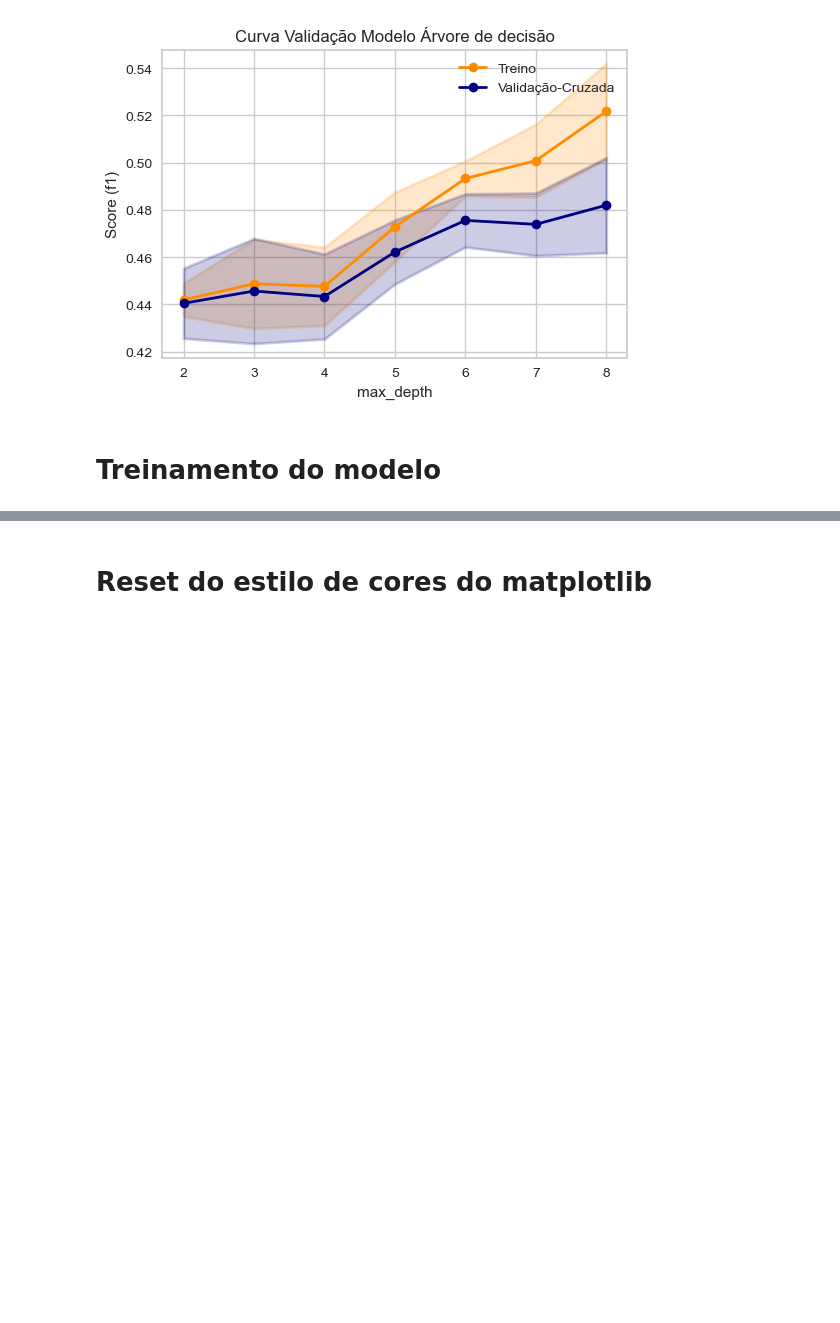
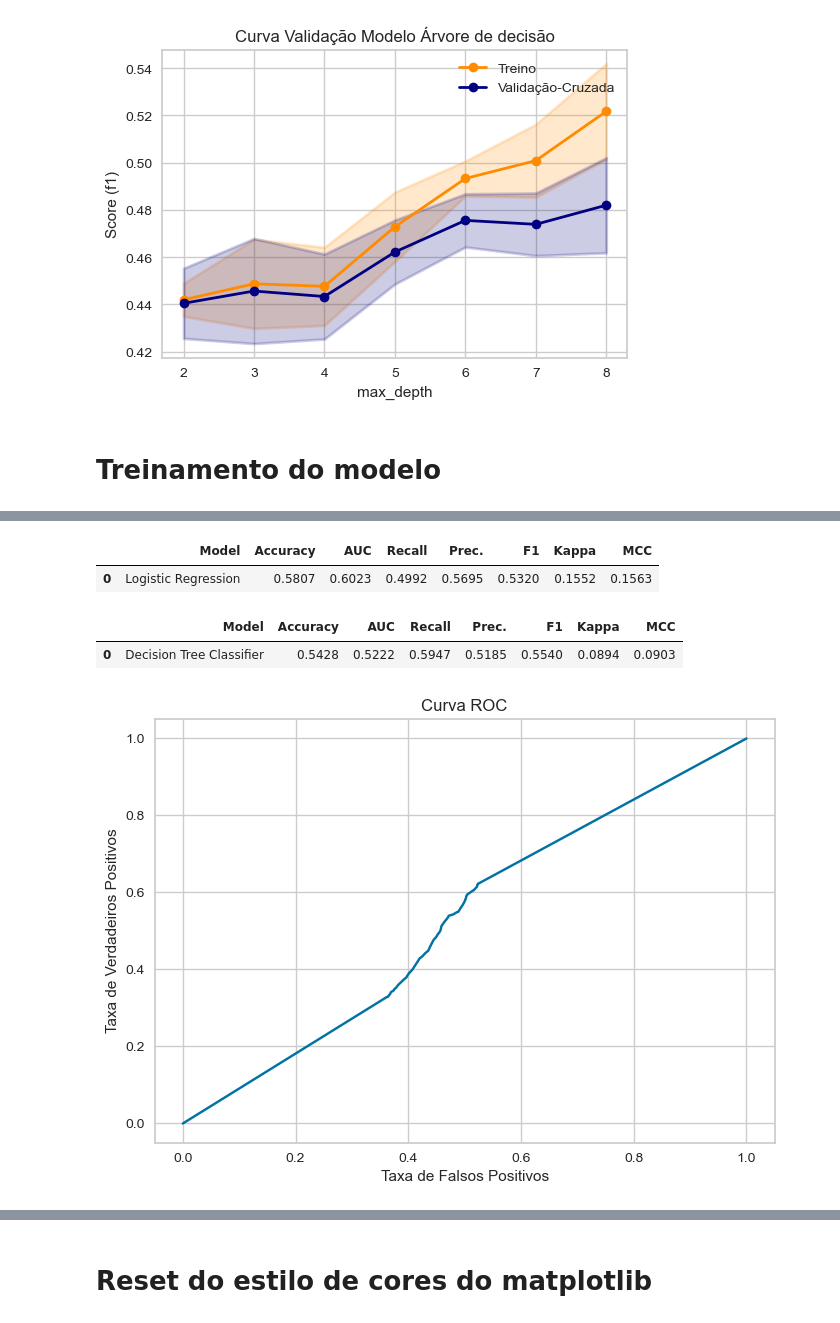
Before and after one commit to ralima/projeto-final-ml-eng, a Jupyter notebook: code/projeto_final.ipynb, the cells around one changed output, grey strips where cells are left out. Cells and saved outputs as stored; diff of their text form; code cells hidden in the pictures; blank space fills up the shorter version.

```diff
--- a/code/projeto_final.ipynb
+++ b/code/projeto_final.ipynb
@@ -273,0 +374,21 @@ Exception: Run with UUID a6577835d02344908f27ee3d53f587b0 is already active. To
+# %%
+yhat_test = experiment.predict_model(list_models[0], raw_score=True)
+fpr, tpr, thr = roc_curve(yhat_test.shot_made_flag, yhat_test.prediction_score_1)
+plot.plot(fpr, tpr, label='Regressão Logística')
+
+yhat_test = experiment.predict_model(list_models[1], raw_score=True)
+fpr, tpr, thr = roc_curve(yhat_test.shot_made_flag, yhat_test.prediction_score_1)
+plot.plot(fpr, tpr, label='Árvore de Decisão')
+
+
+plot.xlabel('Taxa de Falsos Positivos')
+plot.ylabel('Taxa de Verdadeiros Positivos')
+plot.title('Curva ROC')
+
+plot.show()
+# %% [output]
+|  | Model | Accuracy | AUC | Recall | Prec. | F1 | Kappa | MCC |
+| 0 | Logistic Regression | 0.5807 | 0.6023 | 0.4992 | 0.5695 | 0.5320 | 0.1552 | 0.1563 |
+|  | Model | Accuracy | AUC | Recall | Prec. | F1 | Kappa | MCC |
+| 0 | Decision Tree Classifier | 0.5428 | 0.5222 | 0.5947 | 0.5185 | 0.5540 | 0.0894 | 0.0903 |
+[figure, added]
```
Also changed, not shown: parts of 9 cells of this notebook, 43 other files.
